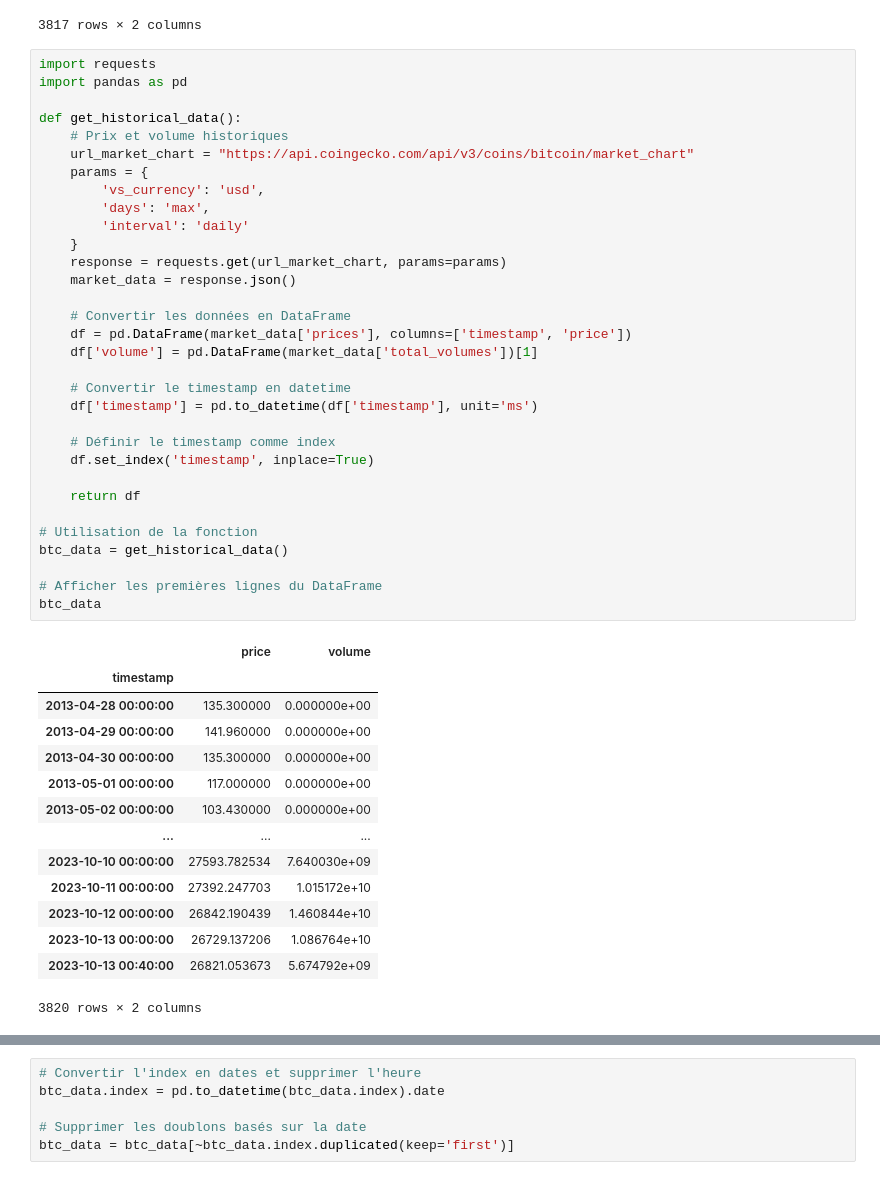
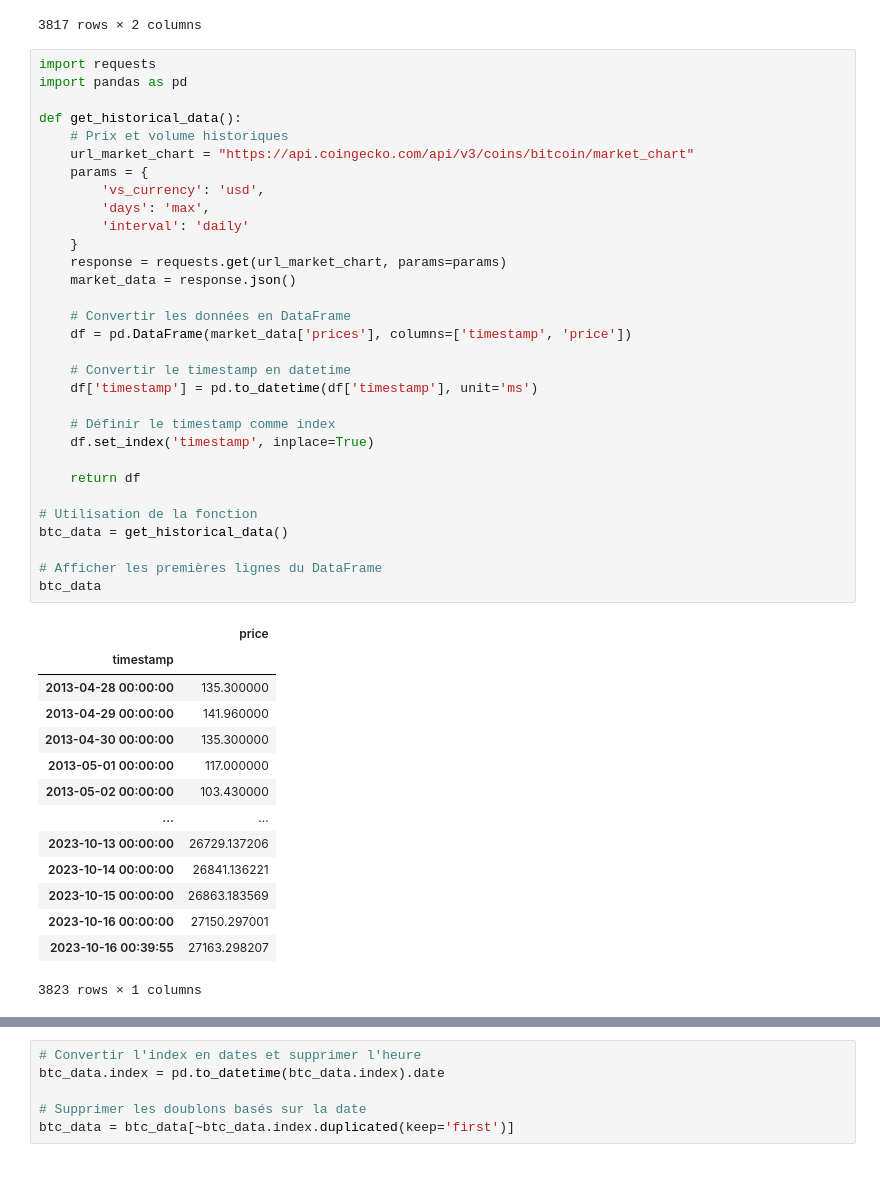
Before and after one commit to ThomasMeb/Alla2, a Jupyter notebook: data_mining.ipynb, the cells around one changed output, grey strips where cells are left out. Drawn from its saved outputs; the diff is of its cells as text.

```diff
--- a/data_mining.ipynb
+++ b/data_mining.ipynb
@@ -441,48 +442,47 @@ import requests
 import pandas as pd
 
 def get_historical_data():
     # Prix et volume historiques
     url_market_chart = "https://api.coingecko.com/api/v3/coins/bitcoin/market_chart"
     params = {
         'vs_currency': 'usd',
         'days': 'max',
         'interval': 'daily'
     }
     response = requests.get(url_market_chart, params=params)
     market_data = response.json()
 
     # Convertir les données en DataFrame
     df = pd.DataFrame(market_data['prices'], columns=['timestamp', 'price'])
-    df['volume'] = pd.DataFrame(market_data['total_volumes'])[1]
 
     # Convertir le timestamp en datetime
     df['timestamp'] = pd.to_datetime(df['timestamp'], unit='ms')
 
     # Définir le timestamp comme index
     df.set_index('timestamp', inplace=True)
 
     return df
 
 # Utilisation de la fonction
 btc_data = get_historical_data()
 
 # Afficher les premières lignes du DataFrame
 btc_data
 # %% [output]
-|  | price | volume |
-| timestamp |  |  |
-| 2013-04-28 00:00:00 | 135.300000 | 0.000000e+00 |
-| 2013-04-29 00:00:00 | 141.960000 | 0.000000e+00 |
-| 2013-04-30 00:00:00 | 135.300000 | 0.000000e+00 |
-| 2013-05-01 00:00:00 | 117.000000 | 0.000000e+00 |
-| 2013-05-02 00:00:00 | 103.430000 | 0.000000e+00 |
-| ... | ... | ... |
-| 2023-10-10 00:00:00 | 27593.782534 | 7.640030e+09 |
-| 2023-10-11 00:00:00 | 27392.247703 | 1.015172e+10 |
-| 2023-10-12 00:00:00 | 26842.190439 | 1.460844e+10 |
-| 2023-10-13 00:00:00 | 26729.137206 | 1.086764e+10 |
-| 2023-10-13 00:40:00 | 26821.053673 | 5.674792e+09 |
+|  | price |
+| timestamp |  |
+| 2013-04-28 00:00:00 | 135.300000 |
+| 2013-04-29 00:00:00 | 141.960000 |
+| 2013-04-30 00:00:00 | 135.300000 |
+| 2013-05-01 00:00:00 | 117.000000 |
+| 2013-05-02 00:00:00 | 103.430000 |
+| ... | ... |
+| 2023-10-13 00:00:00 | 26729.137206 |
+| 2023-10-14 00:00:00 | 26841.136221 |
+| 2023-10-15 00:00:00 | 26863.183569 |
+| 2023-10-16 00:00:00 | 27150.297001 |
+| 2023-10-16 00:39:55 | 27163.298207 |
-3820 rows × 2 columns
+3823 rows × 1 columns
 # %%
 def get_market_cap_data():
     # Récupérer la capitalisation boursière historique
```
Also changed, not shown: parts of 19 cells of this notebook, 2 other files.
